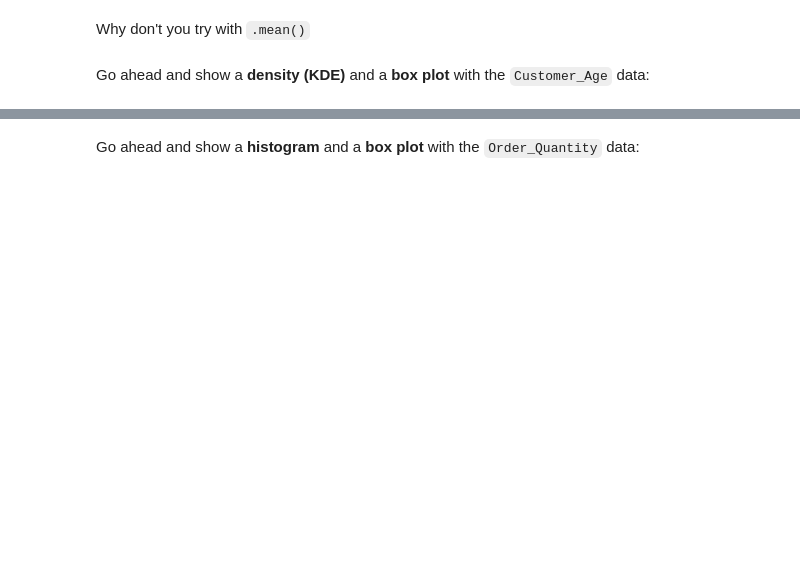
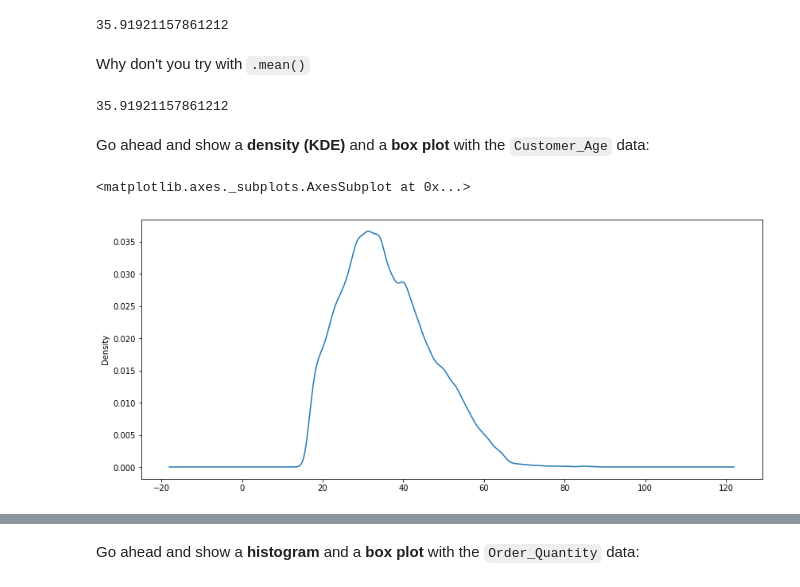
Before and after one commit to momijizen/FreeCodeCamp-Pandas-Real-Life-Example, a Jupyter notebook: Exercises_1.ipynb, the cells around one changed output, grey strips where cells are left out. Cells and saved outputs as stored; diff of their text form; code cells hidden in the pictures; blank space fills up the shorter version.

```diff
--- a/Exercises_1.ipynb
+++ b/Exercises_1.ipynb
@@ -26,2 +41,6 @@ sales = pd.read_csv(
+# %%
+url = 'https://raw.githubusercontent.com/momijizen/FreeCodeCamp-Pandas-Real-Life-Example/master/data/sales_data.csv'
+download = requests.get(url).content
+sales = pd.read_csv(io.StringIO(download.decode('utf-8')),parse_dates=['Date'])
 # %%
 sales.head()
@@ -31,13 +93,22 @@ sales.head()
 ### What's the mean of `Customers_Age`?
 # %%
 # your code goes here
+sales['Customer_Age'].mean()
+# %% [output]
+35.91921157861212
 # %% [markdown]
 Why don't you try with `.mean()`
 # %%
 sales['Customer_Age'].mean()
+# %% [output]
+35.91921157861212
 # %% [markdown]
 Go ahead and show a <b>density (KDE)</b> and a <b>box plot</b> with the `Customer_Age` data:
 # %%
 # your code goes here
+sales['Customer_Age'].plot(kind='kde', figsize=(14,6))
+# %% [output]
+<matplotlib.axes._subplots.AxesSubplot at 0x...>
+[figure, added]
 # %%
 sales['Customer_Age'].plot(kind='kde', figsize=(14,6))
```
Also changed, not shown: parts of 61 cells of this notebook.
